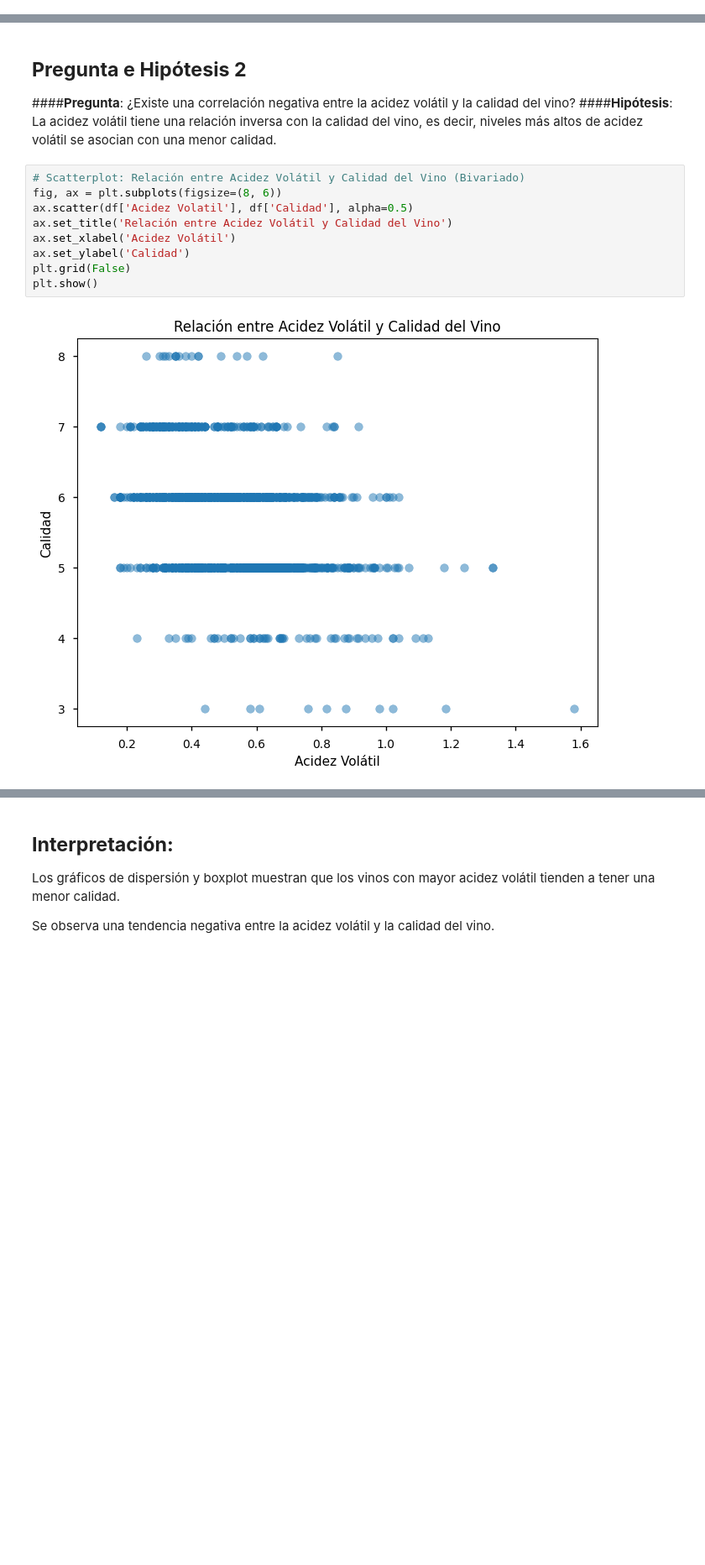
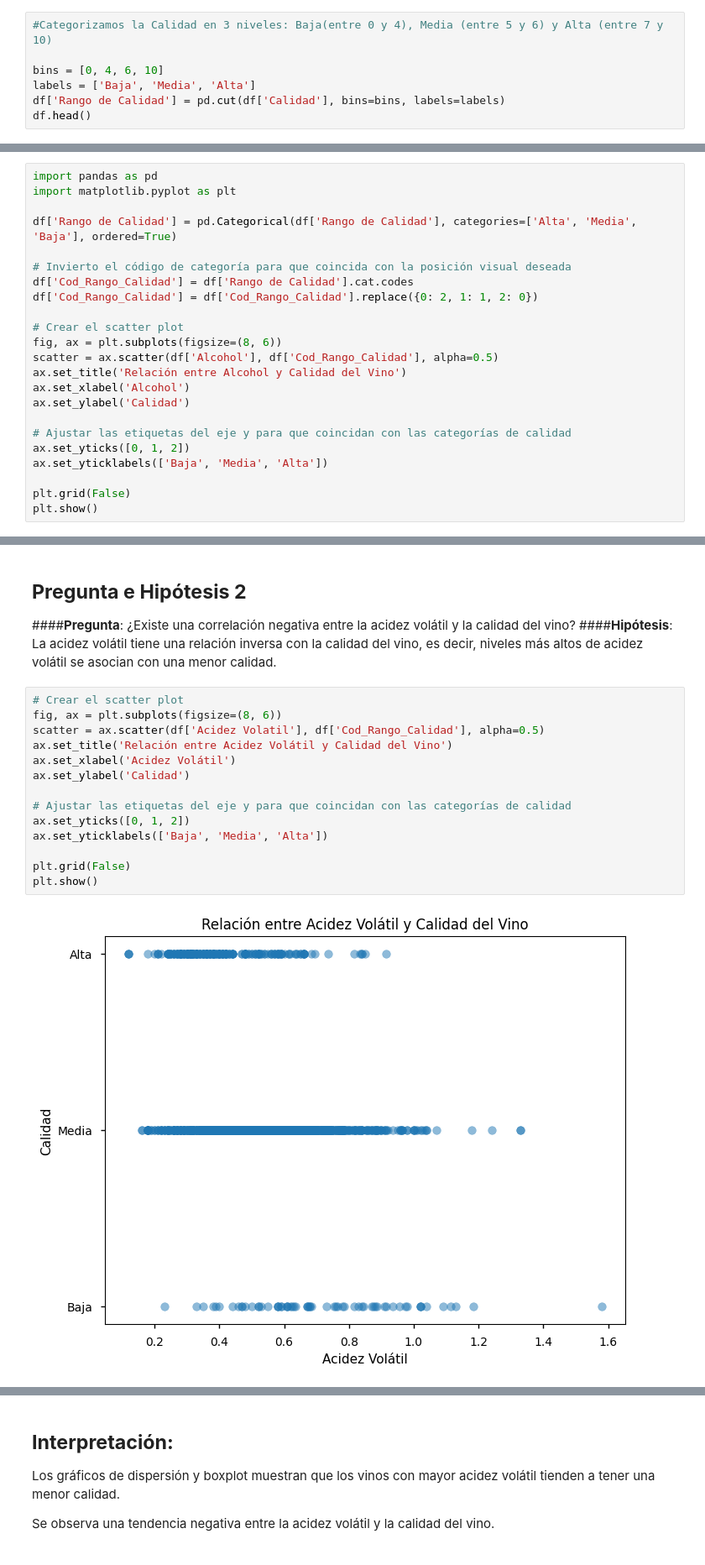
Before and after one commit to tdiego74/Clase_Data_Science_II_PBLC, a Jupyter notebook: Proyecto_DS_II_Preentrega_I_Tocci.ipynb, the cells around one changed output, grey strips where cells are left out. Shown at 84% size. Drawn from its saved outputs; the diff is of its cells as text; blank space fills up the shorter version.

```diff
--- a/Proyecto_DS_II_Preentrega_I_Tocci.ipynb
+++ b/Proyecto_DS_II_Preentrega_I_Tocci.ipynb
@@ -234,0 +259,7 @@ mpl.style.use('seaborn-v0_8-notebook')
+# %%
+#Categorizamos la Calidad en 3 niveles: Baja(entre 0 y 4), Media (entre 5 y 6) y Alta (entre 7 y 10)
+
+bins = [0, 4, 6, 10]
+labels = ['Baja', 'Media', 'Alta']
+df['Rango de Calidad'] = pd.cut(df['Calidad'], bins=bins, labels=labels)
+df.head()
@@ -270,0 +299,23 @@ plt.show()
+# %%
+import pandas as pd
+import matplotlib.pyplot as plt
+
+df['Rango de Calidad'] = pd.Categorical(df['Rango de Calidad'], categories=['Alta', 'Media', 'Baja'], ordered=True)
+
+# Invierto el código de categoría para que coincida con la posición visual deseada
+df['Cod_Rango_Calidad'] = df['Rango de Calidad'].cat.codes
+df['Cod_Rango_Calidad'] = df['Cod_Rango_Calidad'].replace({0: 2, 1: 1, 2: 0})
+
+# Crear el scatter plot
+fig, ax = plt.subplots(figsize=(8, 6))
+scatter = ax.scatter(df['Alcohol'], df['Cod_Rango_Calidad'], alpha=0.5)
+ax.set_title('Relación entre Alcohol y Calidad del Vino')
+ax.set_xlabel('Alcohol')
+ax.set_ylabel('Calidad')
+
+# Ajustar las etiquetas del eje y para que coincidan con las categorías de calidad
+ax.set_yticks([0, 1, 2])
+ax.set_yticklabels(['Baja', 'Media', 'Alta'])
+
+plt.grid(False)
+plt.show()
@@ -293,16 +346,21 @@ La hipótesis de que los vinos con mayor contenido de alcohol tienden a tener un
 ####**Pregunta**: ¿Existe una correlación negativa entre la acidez volátil y la calidad del vino?
 ####**Hipótesis**: La acidez volátil tiene una relación inversa con la calidad del vino, es decir, niveles más altos de acidez volátil se asocian con una menor calidad.
 # %%
-# Scatterplot: Relación entre Acidez Volátil y Calidad del Vino (Bivariado)
+# Crear el scatter plot
 fig, ax = plt.subplots(figsize=(8, 6))
-ax.scatter(df['Acidez Volatil'], df['Calidad'], alpha=0.5)
+scatter = ax.scatter(df['Acidez Volatil'], df['Cod_Rango_Calidad'], alpha=0.5)
 ax.set_title('Relación entre Acidez Volátil y Calidad del Vino')
 ax.set_xlabel('Acidez Volátil')
 ax.set_ylabel('Calidad')
+
+# Ajustar las etiquetas del eje y para que coincidan con las categorías de calidad
+ax.set_yticks([0, 1, 2])
+ax.set_yticklabels(['Baja', 'Media', 'Alta'])
+
 plt.grid(False)
 plt.show()
 # %% [output]
-[figure, old version]
+[figure, new version]
 # %%
 # Boxplot: Comparación de la Distribución de la Acidez Volátil entre Diferentes Calidades (Bivariado)
 fig, ax = plt.subplots(figsize=(8, 6))
```
Also changed, not shown: parts of 43 cells of this notebook.
